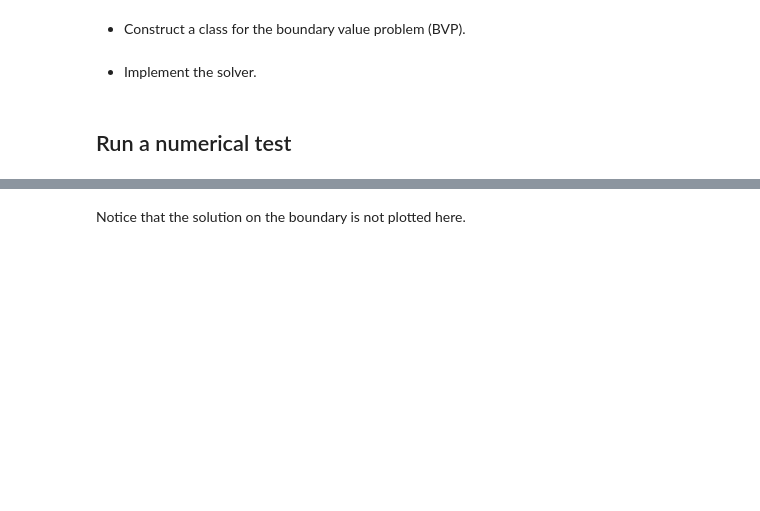
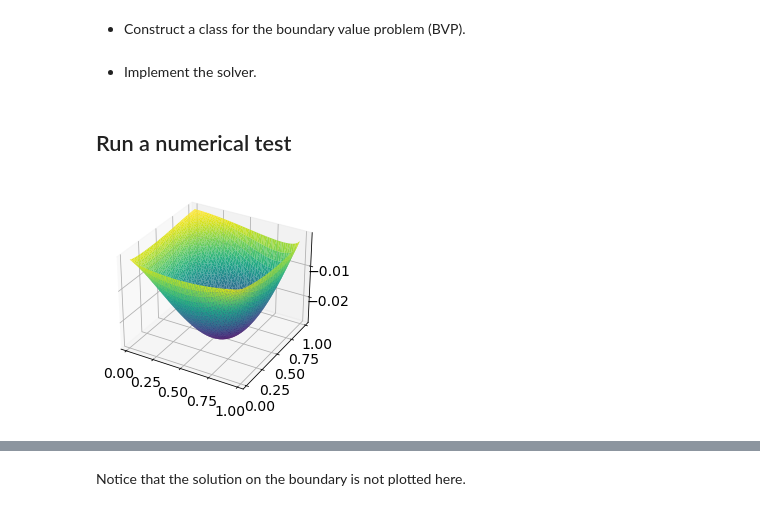
Before and after one commit to markus0800/num.diff-project-1, a Jupyter notebook: project1_version2.ipynb, the cells around one changed output, grey strips where cells are left out. Saved outputs shown, nothing was run; the diff lists cells and outputs as text; code cells hidden in the pictures; blank space fills up the shorter version.

```diff
--- a/project1_version2.ipynb
+++ b/project1_version2.ipynb
@@ -135,31 +134,40 @@ def solve_bvp(bvp, c):
 # %% [markdown]
 ## Run a numerical test
 # %%
-M = N = 100
-a = 1
-#RHS
-def f_1(a, x, y):
-    return (2*a*y**2 - 2*a*y + 8*x*y + 2*x**2 + 2*y**2 - 6*x -6*y +2 )
 def u_sol_1(x,y):
     return x*(1-x)*y*(1-y)
 
+def f_1(a, x, y):
+    return (2*a*y**2 - 2*a*y + 8*x*y + 2*x**2 + 2*y**2 - 6*x -6*y +2 )
+
 def u_sol_2(x,y):
-    return x * y
+    return x**2 * y**2
 
 def f_2(a, x, y):
-    return 2
+    return 2*y**2*(1+a) +8 * x * y + 2 * x**2
+
+def u_sol_3(x,y):
+    return np.sin(np.pi * x) * np.sin(np.pi * y)
 
 def f_3(a,x, y):
     return 2*np.pi**2 * np.cos(np.pi*x) * np.cos(np.pi * y) - 2 * np.pi**2 * np.sin(np.pi * y) *np.sin(np.pi *x) - a*np.pi**2*np.sin(np.pi* x) * np.sin(np.pi * y)
 
-def u_sol_3(x,y):
-    return np.sin(np.pi * x) * np.sin(np.pi * y)
-
-def f_1(a, x, y):
-    return (2*a*y**2 - 2*a*y + 8*x*y + 2*x**2 + 2*y**2 - 6*x -6*y +2 )
-def u_sol_1(x,y):
-    return x*(1-x)*y*(1-y)
 
 #Boundary conditions
 def g(x,y):
     return 0
+def f(a,x,y):
+    return x
+# %%
+M = 50
+N = 50
+a = 1
+ex1 = BVP(f,u_sol_1,a,M,N)
+U, A, coord = solve_bvp(ex1)
+# Plot of the solution
+plt.figure()
+ax = plt.axes(projection='3d')
+ax.plot_trisurf(coord[:,0], coord[:,1], U, cmap='viridis', edgecolor='none');
+plt.show()
+# %% [output]
+[figure, added]
```
Also changed, not shown: parts of 12 cells of this notebook.
